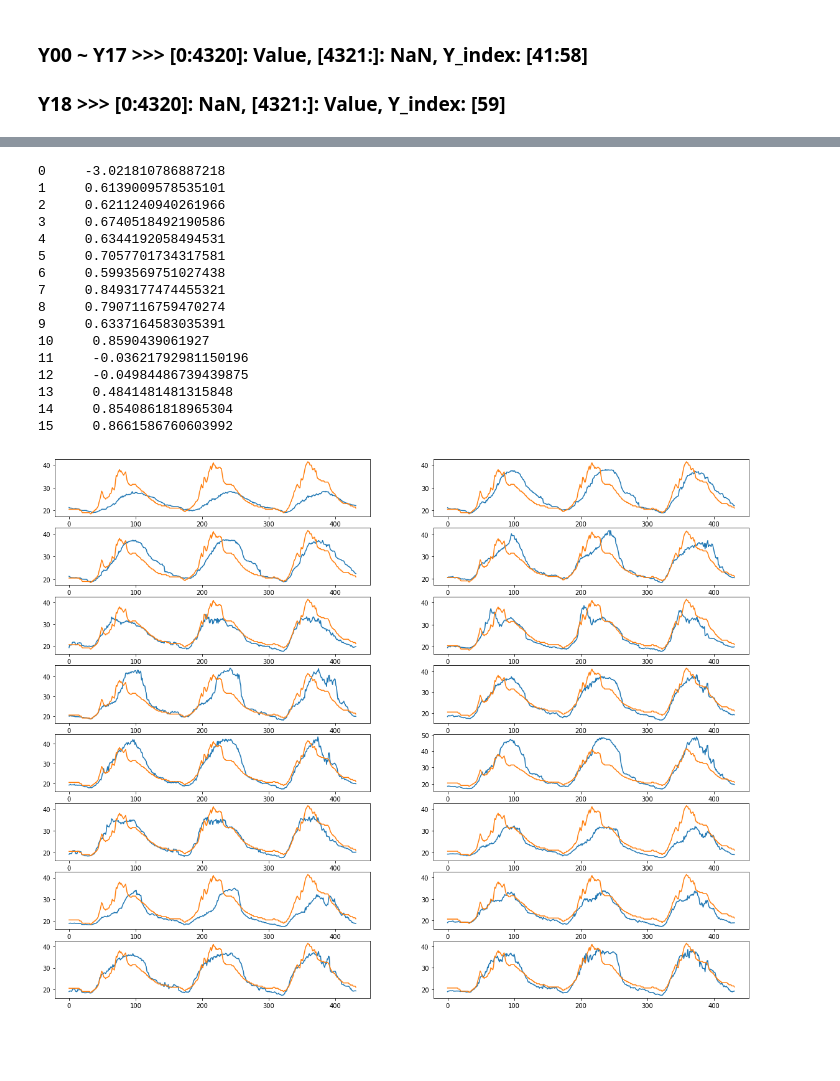
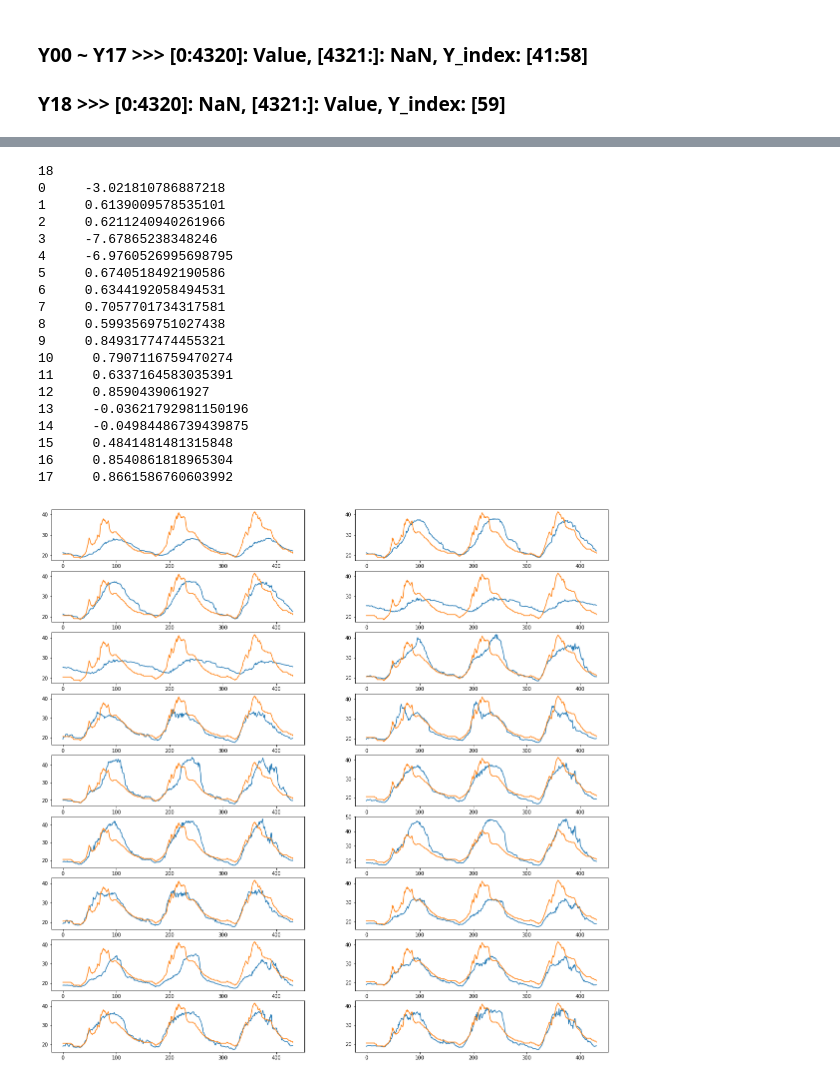
Before and after one commit to jglee087/AI-ImageCourse, a Jupyter notebook: DaconContest03/MachineLearning Model/Temperature MultiRegression.ipynb, the cells around one changed output, grey strips where cells are left out. Drawn from its saved outputs; the diff is of its cells as text; code cells hidden in the pictures; blank space fills up the shorter version.

```diff
--- a/DaconContest03/MachineLearning Model/Temperature MultiRegression.ipynb
+++ b/DaconContest03/MachineLearning Model/Temperature MultiRegression.ipynb
@@ -56,0 +101,8 @@ la=train.iloc[0:4320,37:-1]
+# %%
+cols=la.columns
+plt.figure(figsize=(15,15))
+
+for i,co in enumerate(cols):
+    plt.subplot(9,2,i+1)
+    plt.plot(la[co])
+    plt.ylim(5,55)
@@ -125,30 +184,35 @@ y_pred=model.predict(te)
 y_pr=np.transpose(y_pred)
 # %%
 plt.figure(figsize=(20,20))
-for i in range(16):
-    plt.subplot(10,2,i+1)
+
+print(len(y_pr))
+for i in range(18):
+    plt.subplot(9,2,i+1)
     plt.plot(y_pr[i])
     plt.plot(np.arange(432),train['Y18'][4320:])
 
 sco=[]
-for i in range(16):
+for i in range(18):
     print(i,'   ',r2_score(y_pr[i],train['Y18'][4320:]))
     sco.append(r2_score(y_pr[i],train['Y18'][4320:]))
 # %% [output]
+18
 0     -3.021810786887218
 1     0.6139009578535101
 2     0.6211240940261966
-3     0.6740518492190586
-4     0.6344192058494531
-5     0.7057701734317581
-6     0.5993569751027438
-7     0.8493177474455321
-8     0.7907116759470274
-9     0.6337164583035391
-10     0.8590439061927
-11     -0.03621792981150196
-12     -0.04984486739439875
-13     0.4841481481315848
-14     0.8540861818965304
-15     0.8661586760603992
+3     -7.67865238348246
+4     -6.9760526995698795
+5     0.6740518492190586
+6     0.6344192058494531
+7     0.7057701734317581
+8     0.5993569751027438
+9     0.8493177474455321
+10     0.7907116759470274
+11     0.6337164583035391
+12     0.8590439061927
+13     -0.03621792981150196
+14     -0.04984486739439875
+15     0.4841481481315848
+16     0.8540861818965304
+17     0.8661586760603992
-[figure, old version]
+[figure, new version]
```
Also changed, not shown: parts of 10 cells of this notebook, 3 other files.
